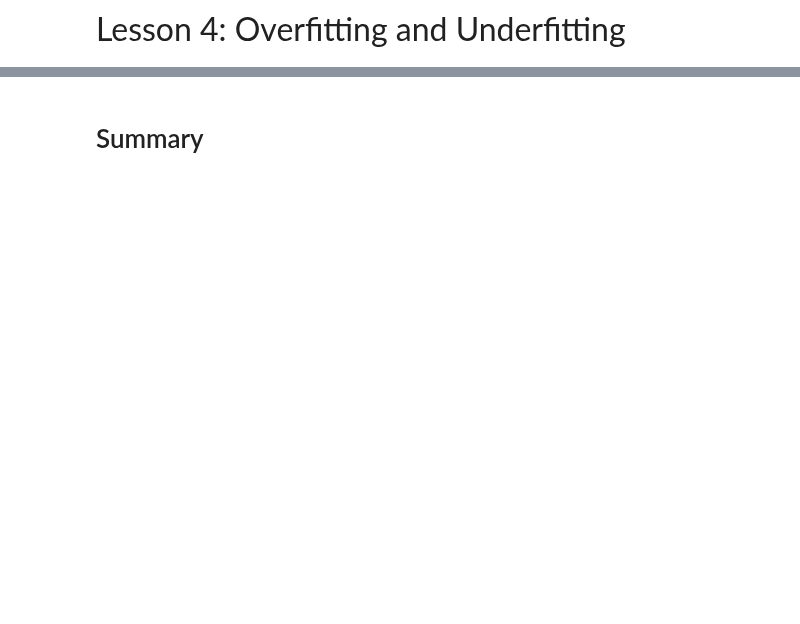
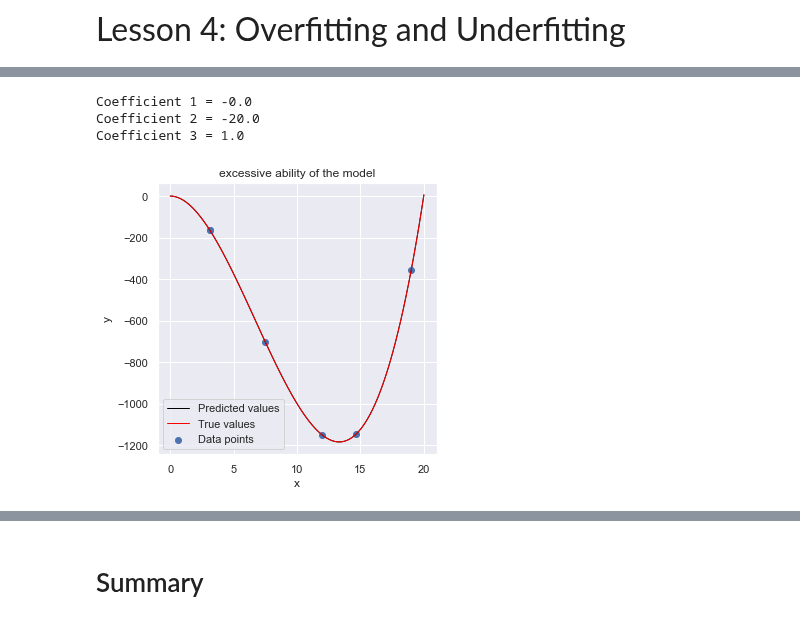
Before and after one commit to shinshoji01/gonken-lesson, a Jupyter notebook: 2020/04_Overfittng_and_Underfittng.ipynb, the cells around one changed output, grey strips where cells are left out. Cells and saved outputs as stored; diff of their text form; code cells hidden in the pictures; blank space fills up the shorter version.

```diff
--- a/2020/04_Overfittng_and_Underfittng.ipynb
+++ b/2020/04_Overfittng_and_Underfittng.ipynb
@@ -462,0 +101,23 @@ In reality, we can't determine the complexity of the training set prefectly. In
+# %%
+#--- parameter ---#
+order = 3 # order of polynomial fuction, complexity of the model.
+#-----------------#
+
+# Define model
+pf = PolynomialFeatures(degree=order, include_bias=False)
+model = LinearRegression(fit_intercept=False)
+
+# train the model on the training dataset
+x_ = pf.fit_transform(x)
+model.fit(x_, y)
+
+# observe the error on the training set
+print()
+y_pred = model.predict(x_)
+print(f"Training loss: {round(mse(y_pred, y), 6)}")
+
+print()
+# observe the error on the test set
+x_ = pf.fit_transform(x_test)
+y_pred = model.predict(x_)
+print(f"Test loss: {round(mse(y_pred, y_test), 6)}")
@@ -462,0 +128,26 @@ In reality, we can't determine the complexity of the training set prefectly. In
+# %%
+# observe the coefficient of the predicted fuction
+print()
+coef = np.reshape(model.coef_.reshape(-1), (1, -1))
+for i in range(coef.shape[1]):
+    print(f"Coefficient {i+1} = {round(coef[0,i], 6)}")
+# %% [output]
+Coefficient 1 = -0.0
+Coefficient 2 = -20.0
+Coefficient 3 = 1.0
+# %%
+# visualization of the predicted and true function
+line = np.reshape(np.linspace(0, x.max()+1, 100), (100, 1))
+y_predict = f(line, model)
+y_true = f_true(line)
+
+plt.figure(figsize=(5, 5))
+plt.scatter(x, y, label="Data points")
+plt.plot(line, y_predict, c="black", label="Predicted values", linewidth=1)
+plt.plot(line, y_true, c="red", label="True values", linewidth=1)
+plt.title("excessive ability of the model")
+plt.xlabel("x")
+plt.ylabel("y")
+plt.legend();
+# %% [output]
+[figure, added]
```
Also changed, not shown: parts of 81 cells of this notebook.
